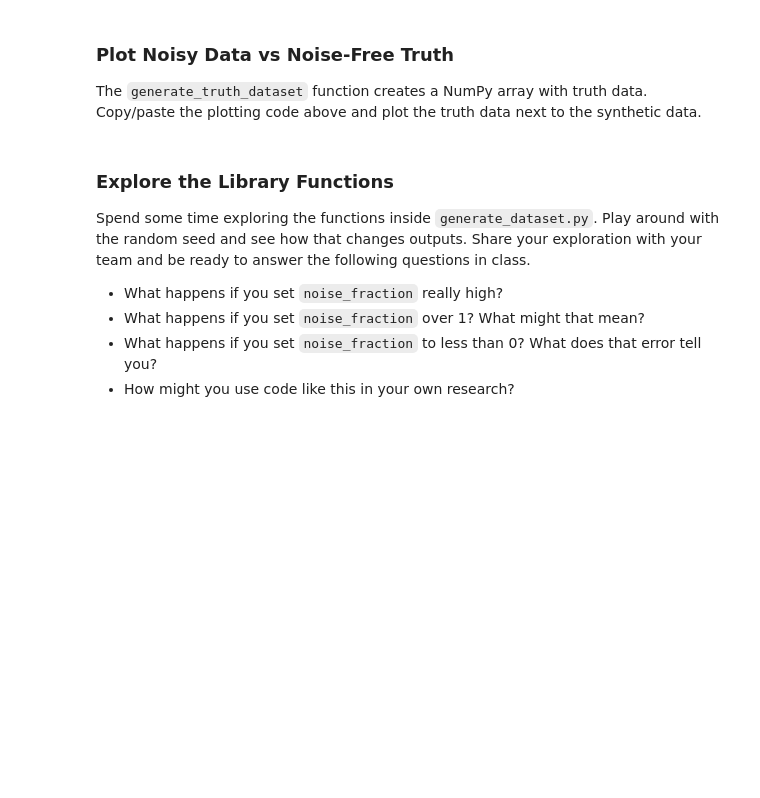
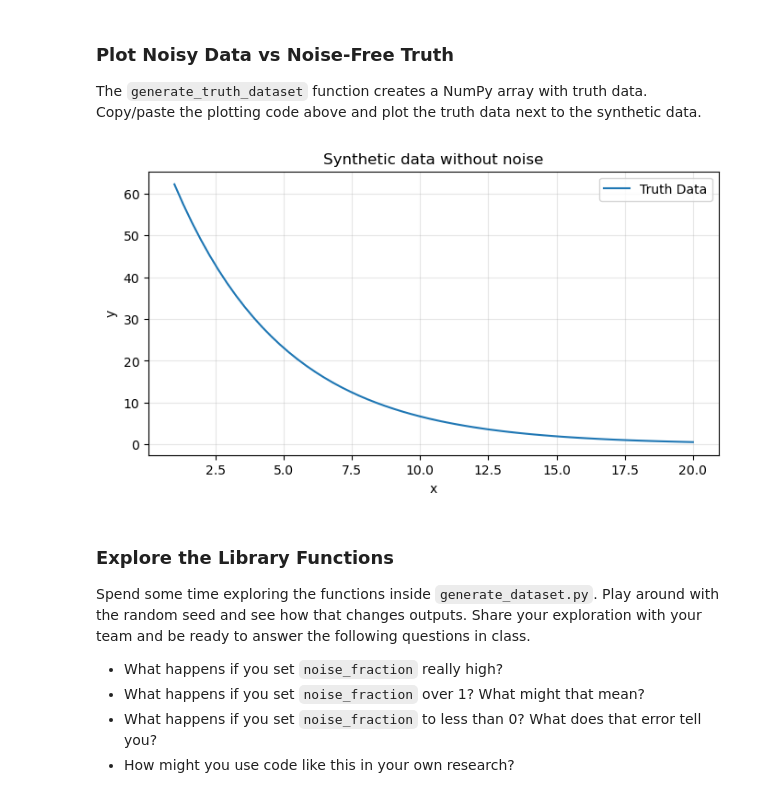
Before and after one commit to falkow12/802analytical-modeling, a Jupyter notebook: Assignment_Instructions_Part_2.ipynb, the cells around one changed output. Saved outputs shown, nothing was run; the diff lists cells and outputs as text; code cells hidden in the pictures; blank space fills up the shorter version.

```diff
--- a/Assignment_Instructions_Part_2.ipynb
+++ b/Assignment_Instructions_Part_2.ipynb
@@ -67,7 +107,17 @@ The `generate_truth_dataset` function creates a NumPy array with truth data. Cop
 # %%
 truth_data = gd.generate_truth_dataset(truth)
 #TODO: Copy, paste and modify the above code here to see truth and synthetic side by side.
 # I recommend you use plot instead of scatter (maybe try both and see which you prefer)
+plt.figure(figsize=(8, 4))
+plt.plot(truth_data["x"], truth_data["y"], label="Truth Data")
+plt.xlabel("x")
+plt.ylabel("y")
+plt.title("Synthetic data without noise")
+plt.legend()
+plt.grid(alpha=0.3)
+plt.show()
+# %% [output]
+[figure, added]
 # %% [markdown]
 ### Explore the Library Functions
 
```
Also changed, not shown: parts of 5 cells of this notebook, 1 other file.
